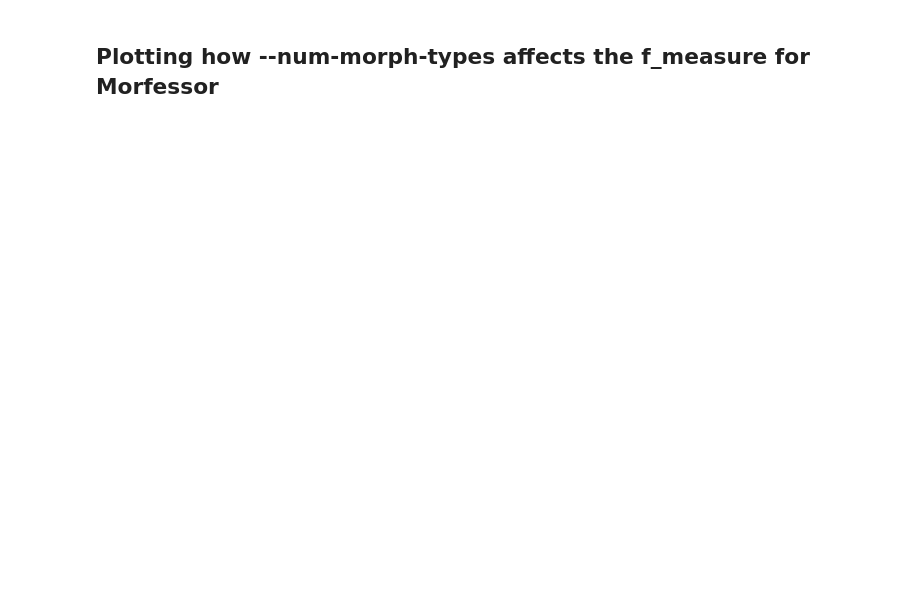
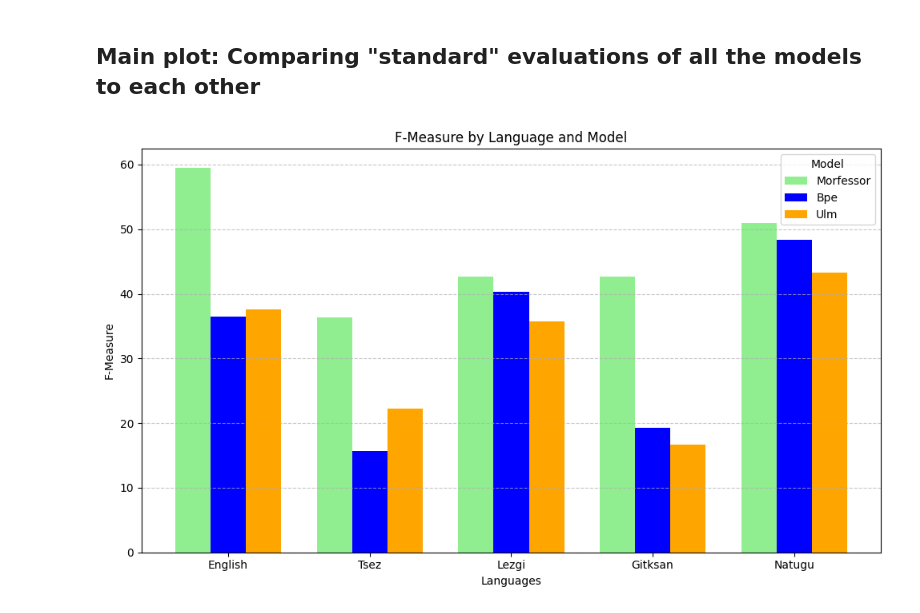
Before and after one commit to tanmaydeshp/NLP-Praktikum, a Jupyter notebook: segmentation_techniques/eval_plot.ipynb, the cells around one changed output. Cells and saved outputs as stored; diff of their text form; code cells hidden in the pictures; blank space fills up the shorter version.

```diff
--- a/segmentation_techniques/eval_plot.ipynb
+++ b/segmentation_techniques/eval_plot.ipynb
@@ -97,2 +125,31 @@ for lang in lang_prefix:
-# %% [markdown]
-## Plotting how --num-morph-types affects the f_measure for Morfessor
+# %% [markdown]
+## Main plot: Comparing "standard" evaluations of all the models to each other
+# %%
+methods = ['morfessor', 'bpe', 'ulm']
+data_values = {lang: [main_evals[f'{lang}_{method}_standard'] for method in methods] for lang in lang_prefix}
+colors = {'morfessor': 'lightgreen', 'bpe': 'blue', 'ulm': 'orange'}
+
+# Prepare data for the bar plot
+x = np.arange(len(lang_prefix))  # The label locations
+width = 0.25  # Width of the bars
+
+# Create sub-bars for each method
+fig, ax = plt.subplots(figsize=(10, 6))
+for i, method in enumerate(methods):
+    method_values = [data_values[lang][i] for lang in lang_prefix]
+    ax.bar(x + i * width - width, method_values, width, label=method.capitalize(), color=colors[method])
+
+# Add labels, title, and legend
+ax.set_xlabel('Languages')
+ax.set_ylabel('F-Measure')
+ax.set_title('F-Measure by Language and Model')
+ax.set_xticks(x)
+ax.set_xticklabels(prefix_dict.values())
+ax.legend(title='Model')
+ax.grid(axis='y', linestyle='--', alpha=0.7)
+
+# Display the plot
+plt.tight_layout()
+plt.show()
+# %% [output]
+[figure, added]
```
Also changed, not shown: parts of 5 cells of this notebook, 1 other file.
